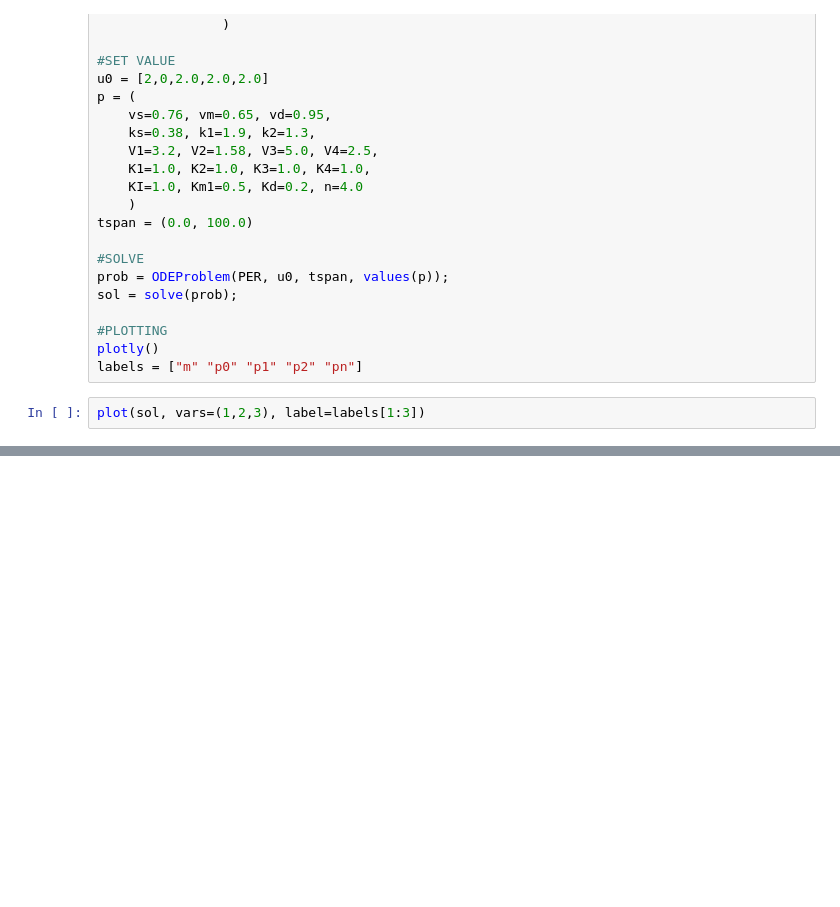
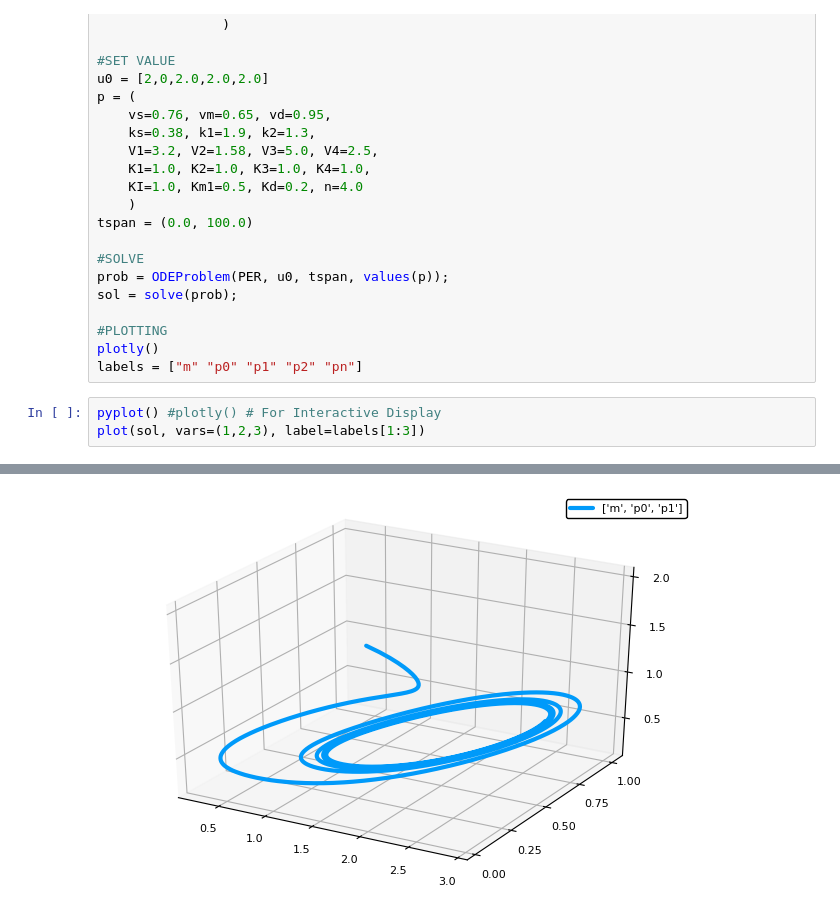
Before and after one commit to stevengogogo/CircadianSimulation, a Jupyter notebook: Simulation.ipynb, the cells around one changed output, grey strips where cells are left out. Drawn from its saved outputs; the diff is of its cells as text; blank space fills up the shorter version.

Commit message:
use pyplot

```diff
--- a/Simulation.ipynb
+++ b/Simulation.ipynb
@@ -51,5 +51,6 @@ sol = solve(prob);
 plotly()
 labels = ["m" "p0" "p1" "p2" "pn"]
 # %%
+pyplot() #plotly() # For Interactive Display
 plot(sol, vars=(1,2,3), label=labels[1:3])
 # %% [output]
@@ -57 +57,2 @@ plot(sol, vars=(1,2,3), label=labels[1:3])
+[figure, added]
 # %%
```
Also changed, not shown: parts of 2 cells of this notebook.
